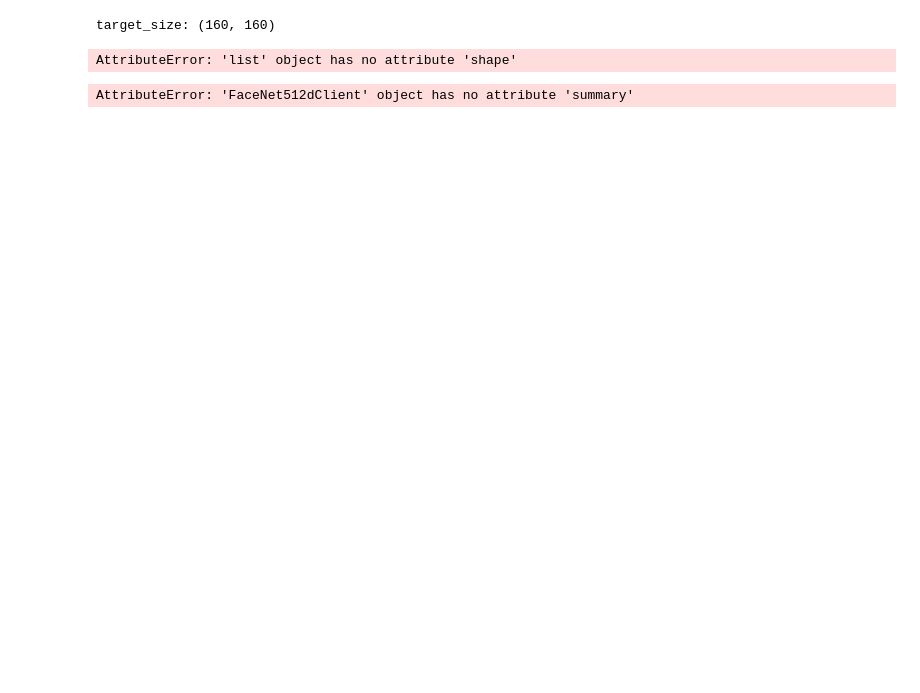
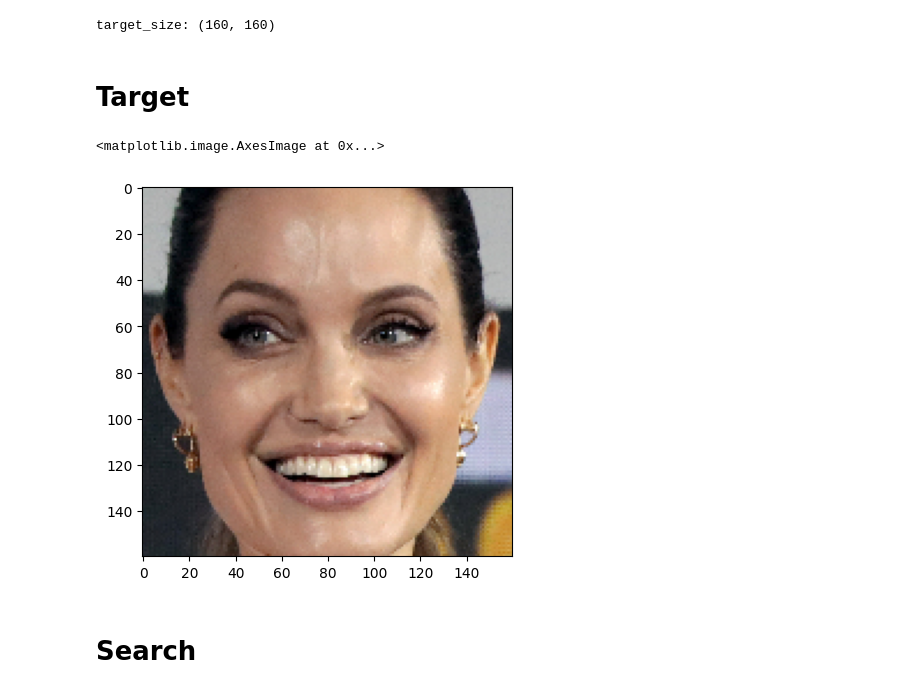
Before and after one commit to hung-manh/deepface, a Jupyter notebook: elastic_test.ipynb, the cells around one changed output. Cells and saved outputs as stored; diff of their text form; code cells hidden in the pictures; blank space fills up the shorter version.

```diff
--- a/elastic_test.ipynb
+++ b/elastic_test.ipynb
@@ -63,15 +69,25 @@ print(f"target_size: {target_size}")
 # %% [output]
 target_size: (160, 160)
 # %%
+index = 0
 for img_path in files:
     img = DeepFace.extract_faces(img_path=img_path)[0]["face"]
     img = cv2.resize(img, target_size)
     img = np.expand_dims(img, axis=0)
     img_representation = model.forward(img)
-    print(img_representation)
+
+    doc = {"title_name": img_path, "title_vector": img_representation}
+
+    es.create(index='face_recognition', body=doc, id=index)
+
+    index += 1
-# %% [output]
-AttributeError: 'list' object has no attribute 'shape'
-# %%
-model.summary()
-# %% [output]
-AttributeError: 'FaceNet512dClient' object has no attribute 'summary'
+# %% [markdown]
+# Target
+# %%
+target_img_path = 'tests/dataset/img1.jpg'
+target_img = DeepFace.extract_faces(img_path=target_img_path)[0]["face"]
+target_img = cv2.resize(target_img, target_size)
+plt.imshow(target_img)
+# %% [output]
+<matplotlib.image.AxesImage at 0x...>
+[figure, added]
@@ -77,0 +96,2 @@ AttributeError: 'FaceNet512dClient' object has no attribute 'summary'
+# %% [markdown]
+# Search
```
Also changed, not shown: parts of 7 cells of this notebook.
